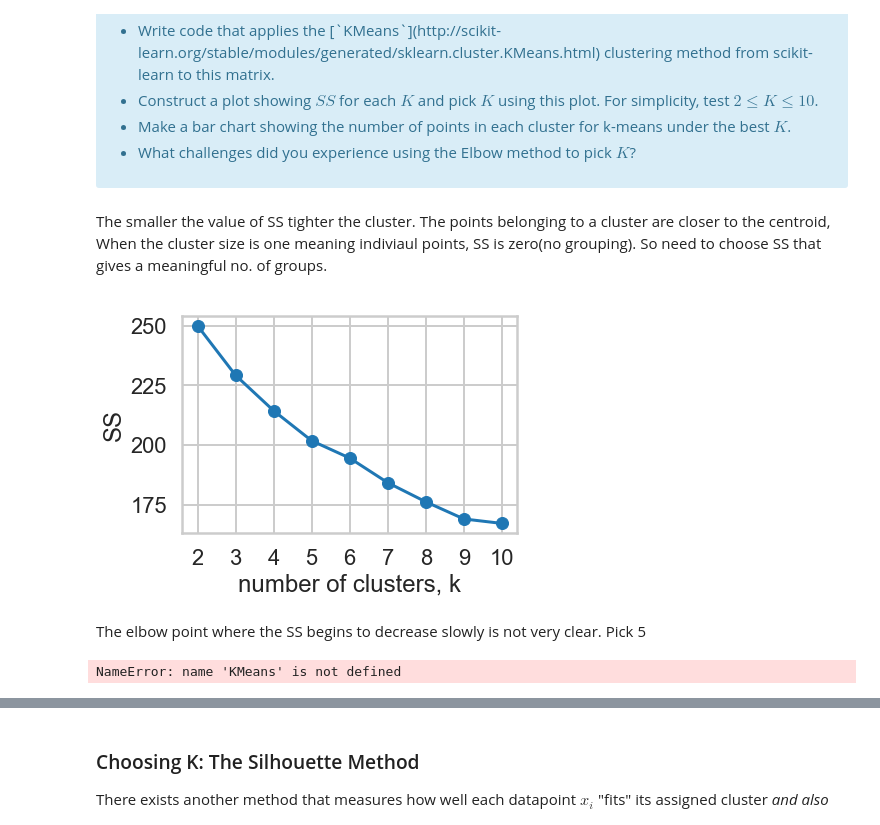
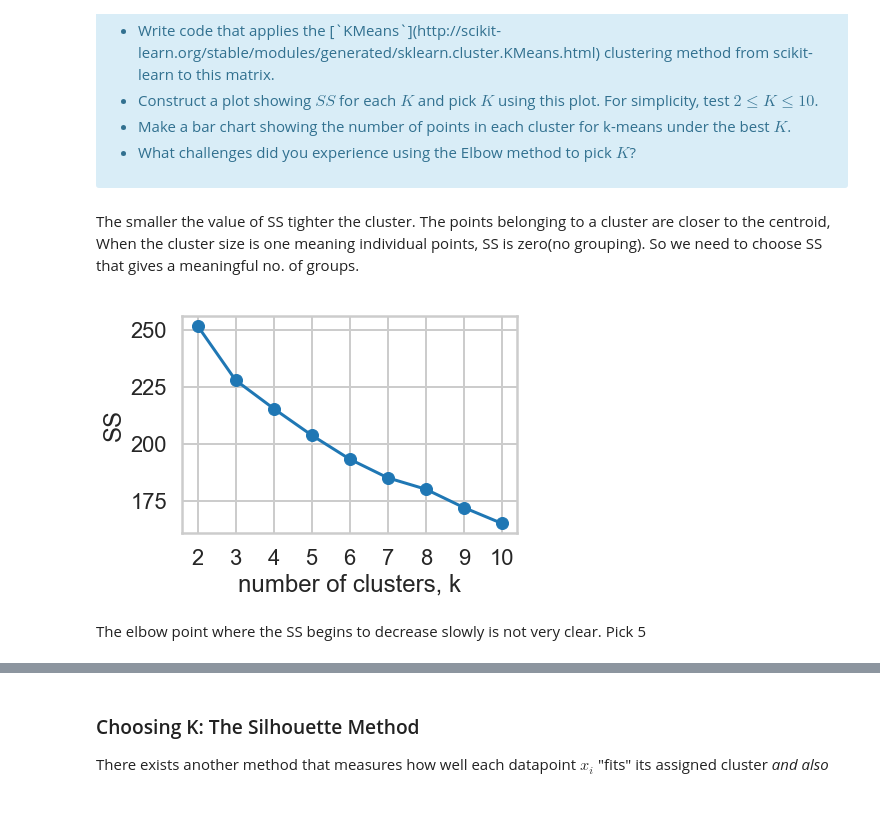
Before and after one commit to HSGM/Springboard, a Jupyter notebook: Mini Projects/clustering/Mini_Project_Clustering.ipynb, the cells around one changed output, grey strips where cells are left out. Cells and saved outputs as stored; diff of their text form; code cells hidden in the pictures.

```diff
--- a/Mini Projects/clustering/Mini_Project_Clustering.ipynb
+++ b/Mini Projects/clustering/Mini_Project_Clustering.ipynb
@@ -98,48 +98,35 @@ where $x_i$ is a point, $C_k$ represents cluster $k$ and $\mu_k$ is the centroid
 </ul>
 </div>
 # %% [markdown]
-The smaller the value of SS tighter the cluster. The points belonging to a cluster are closer to the centroid, When the cluster size is one meaning indiviaul points, SS is zero(no grouping). So need to choose SS that gives a meaningful no. of groups.
+The smaller the value of SS tighter the cluster. The points belonging to a cluster are closer to the centroid, When the cluster size is one meaning individual points, SS is zero(no grouping). So we need to choose SS that gives a meaningful no. of groups.
 # %%
 import numpy as np
 from sklearn.cluster import KMeans
 
 
-x_cols= np.matrix(df[1:])
+x_cols= df.columns[:]
 
 
 
 ks = range(2, 11)
 SS = []
 for k in ks:
-    # Create a KMeans instance with k clusters: model
-    model=KMeans(n_clusters=k)
+    # Create a KMeans instance with k clusters
+    model=KMeans(n_clusters=k, random_state=10)
 
     # Fit model to samples
-    model.fit(x_cols)
+    model.fit(df[x_cols])
 
     # Append the inertia to the list of inertias
     SS.append(model.inertia_)
 
 # Plot ks vs inertias
 plt.plot(ks, SS, '-o')
 plt.xlabel('number of clusters, k')
 plt.ylabel('SS')
 plt.xticks(ks)
 plt.show()
 # %% [output]
-[figure, old version]
+[figure, new version]
 # %% [markdown]
 The elbow point where the SS begins to decrease slowly is not very clear. Pick 5
-# %%
-
-kmeans = KMeans(5)
-kmeans.fit(x_cols)
-
-#Plot it (first convert to df)
-pd.DataFrame(kmeans.labels_)[0].value_counts().sort_index().plot.bar()
-plt.xticks(rotation=0)
-plt.xlabel('Cluster')
-plt.ylabel('Frequency')
-plt.show()
-# %% [output]
-NameError: name 'KMeans' is not defined
```
Also changed, not shown: parts of 14 cells of this notebook, 4 other files.
